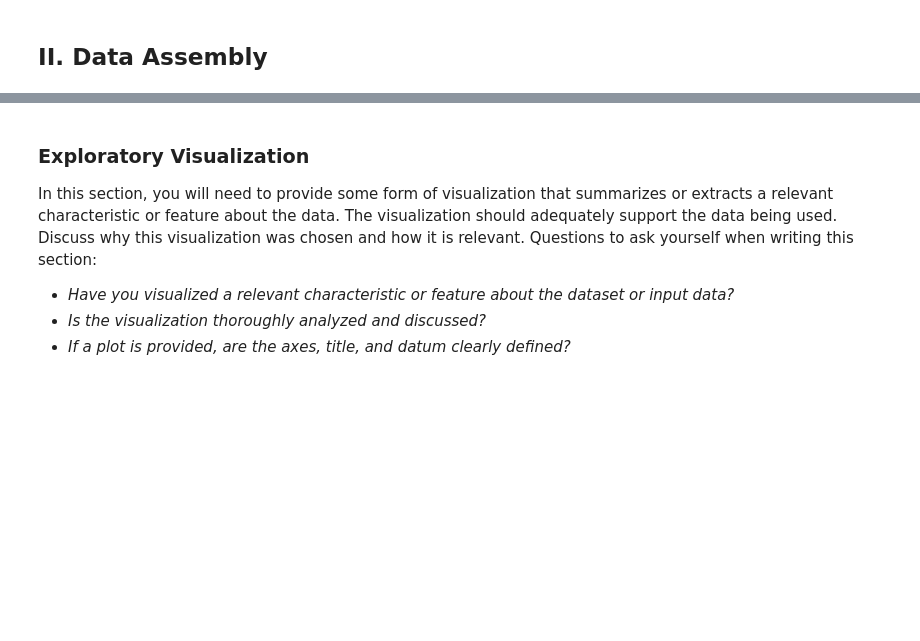
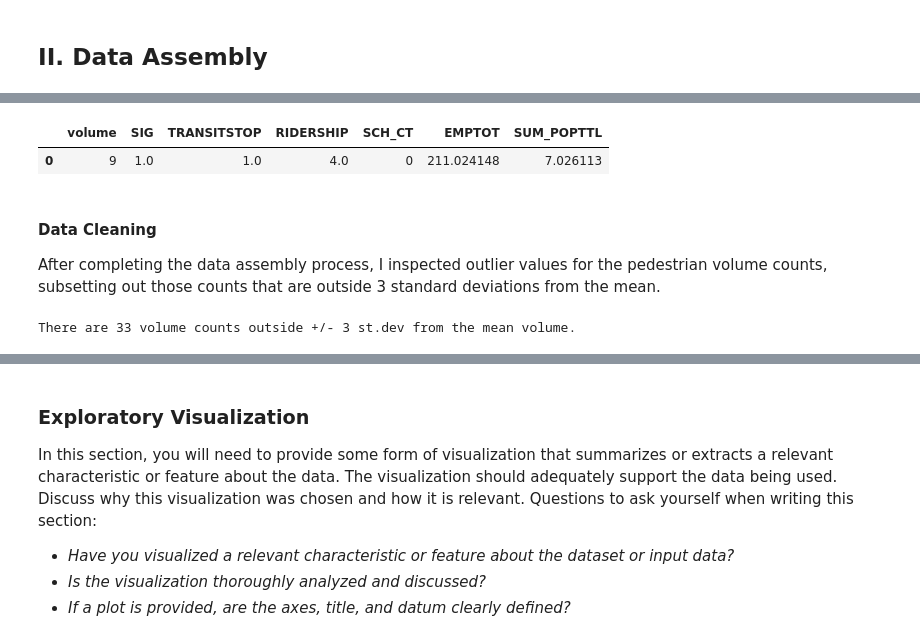
Before and after one commit to black-tea/vehicle-vol-pdf-scrape, a Jupyter notebook: Predicting Pedestrian Volumes.ipynb, the cells around one changed output, grey strips where cells are left out. Saved outputs shown, nothing was run; the diff lists cells and outputs as text; code cells hidden in the pictures; blank space fills up the shorter version.

```diff
--- a/Predicting Pedestrian Volumes.ipynb
+++ b/Predicting Pedestrian Volumes.ipynb
@@ -36,0 +157,28 @@ def performance_metric(y_true, y_predict):
+# %%
+# Import libraries
+%matplotlib inline
+import pandas as pd
+import numpy as np
+import matplotlib.pyplot as plt
+
+# Import assembled data
+raw_data = pd.read_csv('data/FeatureData/featurescombined.csv')
+
+# Drop Unnecessary columns, export final table
+raw_data = raw_data.drop(['Unnamed: 0', 'count_id','cl_node_id', 'traffic_id', 'type', 'location',
+                          'OBJECTID', 'ASSETID', 'CL_NODE_ID', 'FROM_ST', 'TO_ST', 'file'
+                         ], axis=1)
+raw_data.drop(['LAT','LON'], axis=1).head(n=1)
+# %% [output]
+|  | volume | SIG | TRANSITSTOP | RIDERSHIP | SCH_CT | EMPTOT | SUM_POPTTL |
+| 0 | 9 | 1.0 | 1.0 | 4.0 | 0 | 211.024148 | 7.026113 |
+# %% [markdown]
+#### Data Cleaning
+After completing the data assembly process, I inspected outlier values for the pedestrian volume counts, subsetting out those counts that are outside 3 standard deviations from the mean.
+# %%
+# keep only the ones that are outside +3 to -3 standard deviations of the mean volume
+outlier_volume = raw_data[np.abs(raw_data.volume-raw_data.volume.mean()) > (3*raw_data.volume.std())]
+print("There are " + str(len(outlier_volume.index)) +
+      " volume counts outside +/- 3 st.dev from the mean volume.")
+# %% [output]
+There are 33 volume counts outside +/- 3 st.dev from the mean volume.
```
Also changed, not shown: parts of 44 cells of this notebook.
